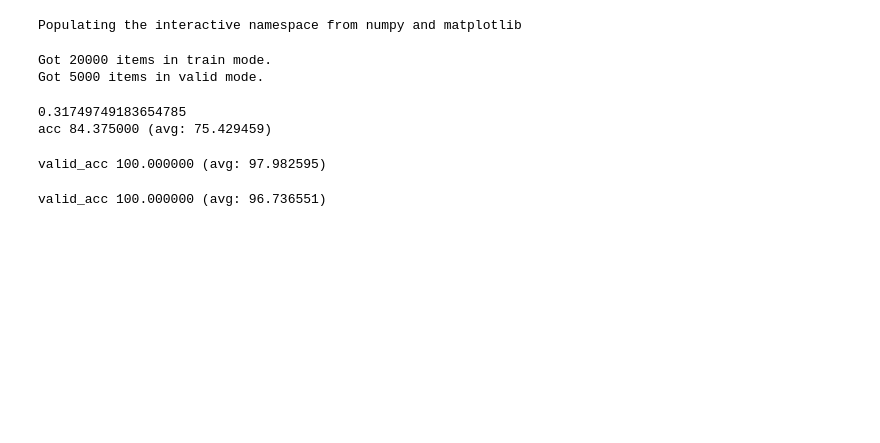
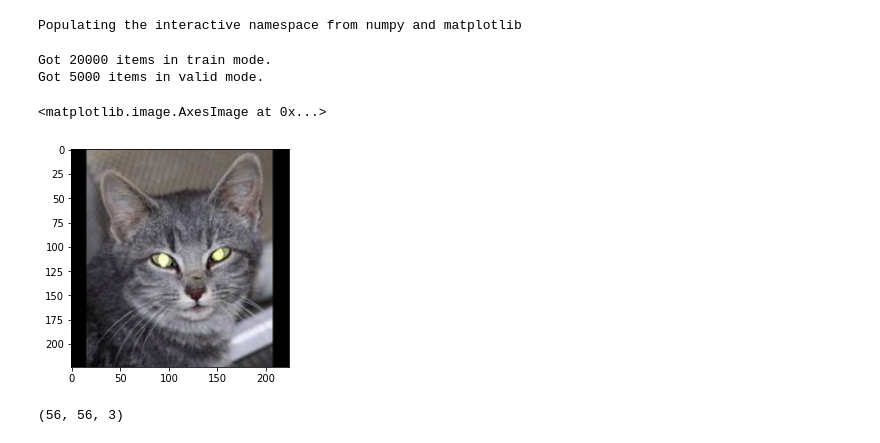
Before and after one commit to SCP-173-cool/pytorch-learn, a Jupyter notebook: dev_script.ipynb, the cells around one changed output. Cells and saved outputs as stored; diff of their text form; code cells hidden in the pictures; blank space fills up the shorter version.

```diff
--- a/dev_script.ipynb
+++ b/dev_script.ipynb
@@ -113,5 +7,7 @@ exp_lr_scheduler = lr_scheduler.StepLR(optimizer_ft, step_size=7, gamma=0.1)
 # %%
 config = {}
+config['batch_size'] = 32
+config['workers'] = 4
 from data_io import get_dataloader
 train_lst, valid_lst, train_dataset, valid_dataset, train_loader, valid_loader = get_dataloader(config)
 # %% [output]
@@ -130,10 +16,12 @@ trainer = BaseTrainer(config)
-# %%
-trainer.train_epoch(2)
-# %% [output]
-0.31749749183654785
-acc 84.375000 (avg: 75.429459)
-valid_acc 100.000000 (avg: 97.982595)
-# %%
-trainer.valid()
-# %% [output]
-valid_acc 100.000000 (avg: 96.736551)
+# %%
+for imgs, labs in valid_loader:
+    break
+# %%
+imgs = imgs.numpy()
+imgs = imgs.transpose([0, 2, 3, 1])
+# %%
+idx = 0
+imshow(imgs[idx])
+# %% [output]
+<matplotlib.image.AxesImage at 0x...>
+[figure, added]
@@ -139,0 +30,4 @@ valid_acc 100.000000 (avg: 96.736551)
+# %%
+aa.shape
+# %% [output]
+(56, 56, 3)
```
Also changed, not shown: parts of 11 cells of this notebook, 6 other files.
